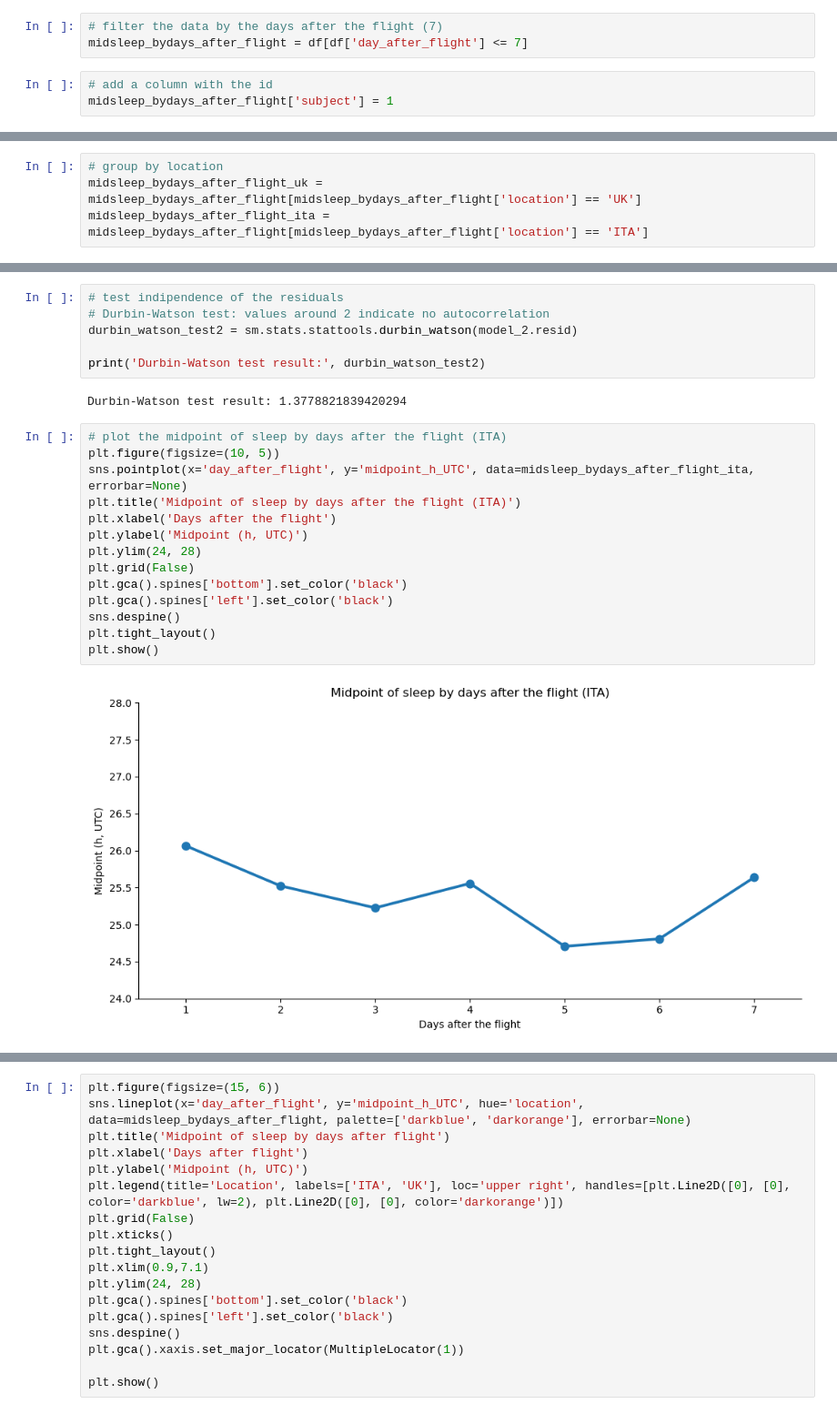
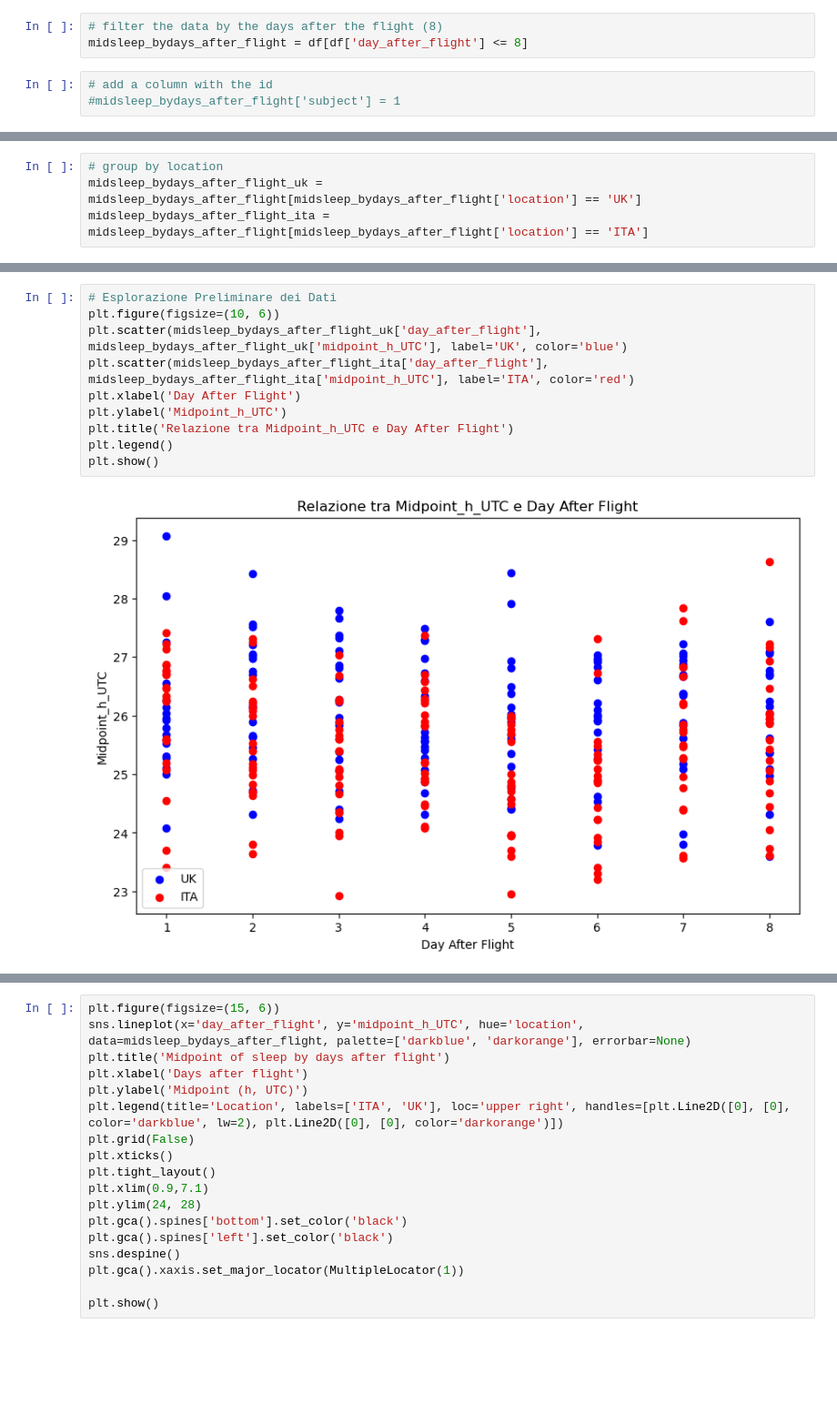
Before and after one commit to Gianluca-cnd/Case_report_uk_VS_ita, a Jupyter notebook: jetlag_UTC.ipynb, the cells around one changed output, grey strips where cells are left out. Shown at 91% size. Saved outputs shown, nothing was run; the diff lists cells and outputs as text; blank space fills up the shorter version.

```diff
--- a/jetlag_UTC.ipynb
+++ b/jetlag_UTC.ipynb
@@ -763,8 +771,8 @@ Test results for RA by location: MannwhitneyuResult(statistic=916.5, pvalue=0.54
 # %% [markdown]
 _Midsleep vs days after flight_
 # %%
-# filter the data by the days after the flight (7)
-midsleep_bydays_after_flight = df[df['day_after_flight'] <= 7]
+# filter the data by the days after the flight (8)
+midsleep_bydays_after_flight = df[df['day_after_flight'] <= 8]
 # %%
 # add a column with the id
-midsleep_bydays_after_flight['subject'] = 1
+#midsleep_bydays_after_flight['subject'] = 1
@@ -881,24 +783,12 @@ f p-value: 0.35850807082115266
-# %%
-# test indipendence of the residuals
-# Durbin-Watson test: values around 2 indicate no autocorrelation
-durbin_watson_test2 = sm.stats.stattools.durbin_watson(model_2.resid)
-
-print('Durbin-Watson test result:', durbin_watson_test2)
-# %% [output]
-Durbin-Watson test result: 1.3778821839420294
-# %%
-# plot the midpoint of sleep by days after the flight (ITA)
-plt.figure(figsize=(10, 5))
-sns.pointplot(x='day_after_flight', y='midpoint_h_UTC', data=midsleep_bydays_after_flight_ita, errorbar=None)
-plt.title('Midpoint of sleep by days after the flight (ITA)')
-plt.xlabel('Days after the flight')
-plt.ylabel('Midpoint (h, UTC)')
-plt.ylim(24, 28)
-plt.grid(False)
-plt.gca().spines['bottom'].set_color('black')
-plt.gca().spines['left'].set_color('black')
-sns.despine()
-plt.tight_layout()
-plt.show()
-# %% [output]
-[figure, removed]
+# %%
+# Esplorazione Preliminare dei Dati
+plt.figure(figsize=(10, 6))
+plt.scatter(midsleep_bydays_after_flight_uk['day_after_flight'], midsleep_bydays_after_flight_uk['midpoint_h_UTC'], label='UK', color='blue')
+plt.scatter(midsleep_bydays_after_flight_ita['day_after_flight'], midsleep_bydays_after_flight_ita['midpoint_h_UTC'], label='ITA', color='red')
+plt.xlabel('Day After Flight')
+plt.ylabel('Midpoint_h_UTC')
+plt.title('Relazione tra Midpoint_h_UTC e Day After Flight')
+plt.legend()
+plt.show()
+# %% [output]
+[figure, added]
```
Also changed, not shown: parts of 51 cells of this notebook, 1 other file.
